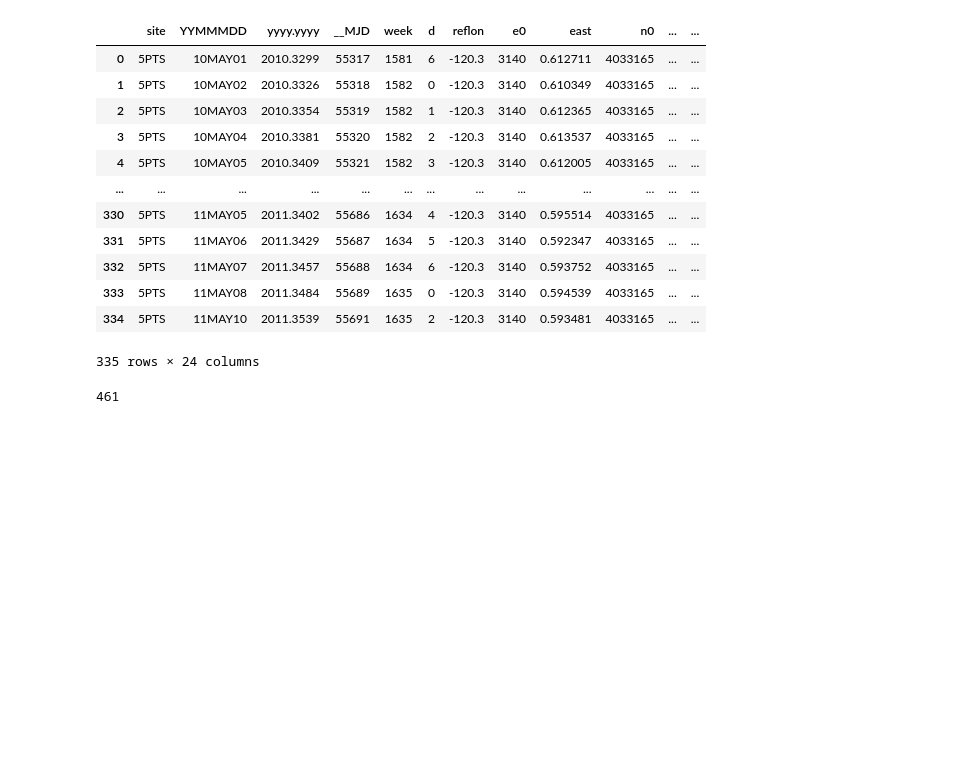
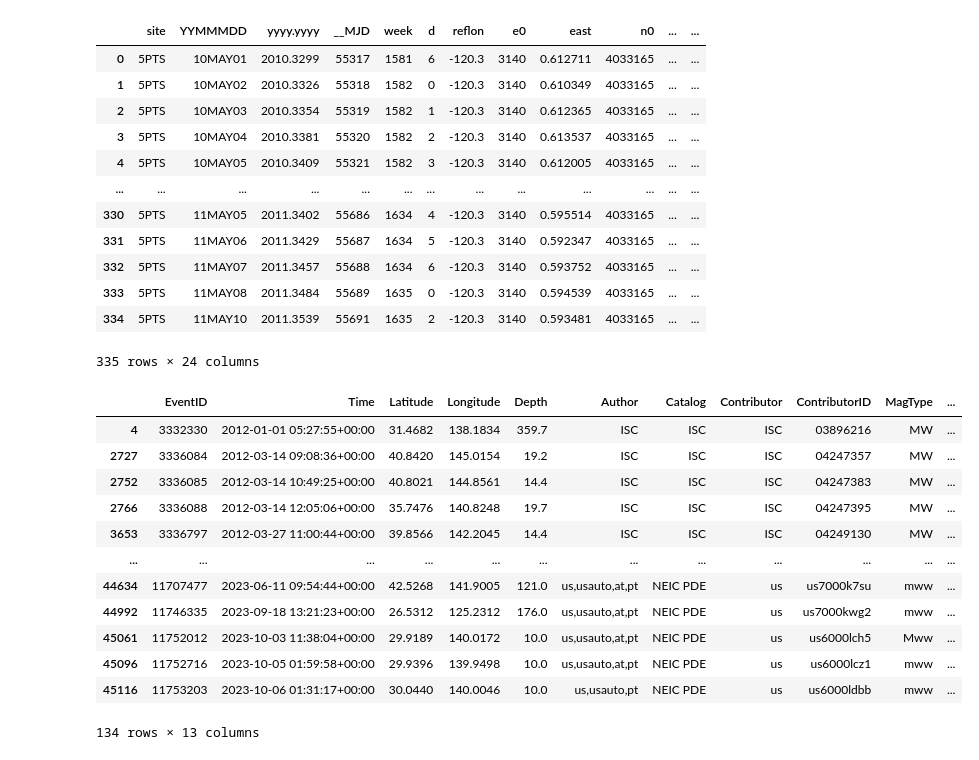
Before and after one commit to vicioms/quake_utils, a Jupyter notebook: dataset_maker_ale.ipynb, the cells around one changed output. Saved outputs shown, nothing was run; the diff lists cells and outputs as text; code cells hidden in the pictures; blank space fills up the shorter version.

```diff
--- a/dataset_maker_ale.ipynb
+++ b/dataset_maker_ale.ipynb
@@ -95,10 +86,22 @@ for name, region in regions.items(): #iterate over the three regions
     catalogs[name] = df #non capisco cosa fa questa funzione
 # %%
 catalog = catalogs['japan']
-# %%
-len(catalog[catalog.Magnitude >= 5.5])
-# %% [output]
-461
+# %%
+catalog[catalog.Magnitude >= 6]
+# %% [output]
+|  | EventID | Time | Latitude | Longitude | Depth | Author | Catalog | Contributor | ContributorID | MagType | ... |
+| 4 | 3332330 | 2012-01-01 05:27:55+00:00 | 31.4682 | 138.1834 | 359.7 | ISC | ISC | ISC | 03896216 | MW | ... |
+| 2727 | 3336084 | 2012-03-14 09:08:36+00:00 | 40.8420 | 145.0154 | 19.2 | ISC | ISC | ISC | 04247357 | MW | ... |
+| 2752 | 3336085 | 2012-03-14 10:49:25+00:00 | 40.8021 | 144.8561 | 14.4 | ISC | ISC | ISC | 04247383 | MW | ... |
+| 2766 | 3336088 | 2012-03-14 12:05:06+00:00 | 35.7476 | 140.8248 | 19.7 | ISC | ISC | ISC | 04247395 | MW | ... |
+| 3653 | 3336797 | 2012-03-27 11:00:44+00:00 | 39.8566 | 142.2045 | 14.4 | ISC | ISC | ISC | 04249130 | MW | ... |
+| ... | ... | ... | ... | ... | ... | ... | ... | ... | ... | ... | ... |
+| 44634 | 11707477 | 2023-06-11 09:54:44+00:00 | 42.5268 | 141.9005 | 121.0 | us,usauto,at,pt | NEIC PDE | us | us7000k7su | mww | ... |
+| 44992 | 11746335 | 2023-09-18 13:21:23+00:00 | 26.5312 | 125.2312 | 176.0 | us,usauto,at,pt | NEIC PDE | us | us7000kwg2 | mww | ... |
+| 45061 | 11752012 | 2023-10-03 11:38:04+00:00 | 29.9189 | 140.0172 | 10.0 | us,usauto,at,pt | NEIC PDE | us | us6000lch5 | Mww | ... |
+| 45096 | 11752716 | 2023-10-05 01:59:58+00:00 | 29.9396 | 139.9498 | 10.0 | us,usauto,at,pt | NEIC PDE | us | us6000lcz1 | mww | ... |
+| 45116 | 11753203 | 2023-10-06 01:31:17+00:00 | 30.0440 | 140.0046 | 10.0 | us,usauto,pt | NEIC PDE | us | us6000ldbb | mww | ... |
+134 rows × 13 columns
 # %%
 @njit(nogil=True)
 def construct_map(u, idx, d, d_cutoff = 0.01):
```
Also changed, not shown: parts of 5 cells of this notebook, 1 other file.
